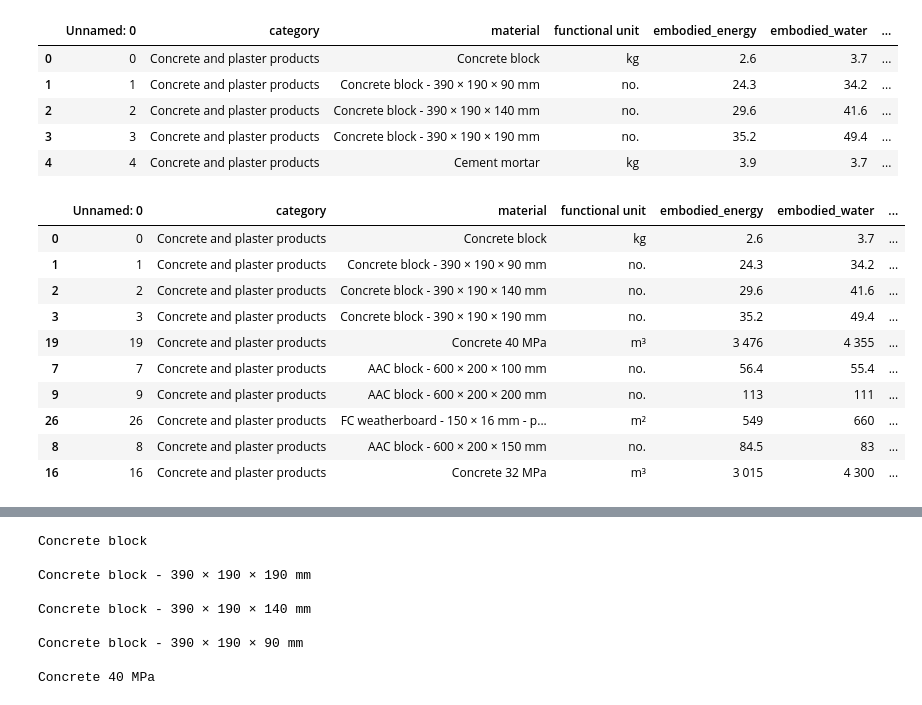
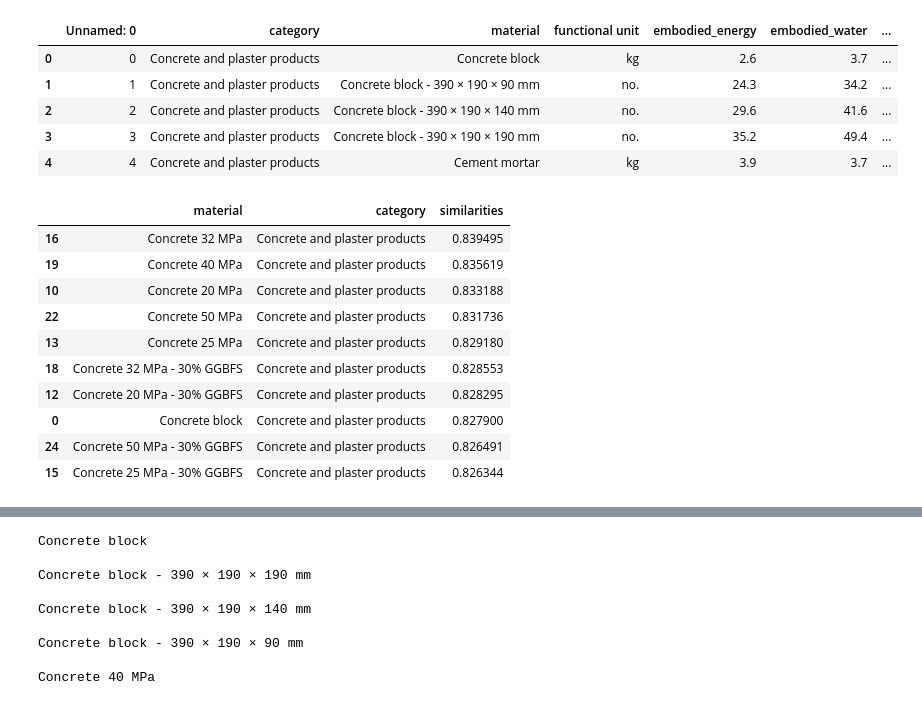
Before and after one commit to KarsonKKC/FADA3030, a Jupyter notebook: Semantic_search_EPiCdata.ipynb, the cells around one changed output, grey strips where cells are left out. Drawn from its saved outputs; the diff is of its cells as text; code cells hidden in the pictures.

```diff
--- a/Semantic_search_EPiCdata.ipynb
+++ b/Semantic_search_EPiCdata.ipynb
@@ -51,19 +51,20 @@ search_term_epic = input('Enter a search term: ')
 # %%
 search_term_vector_epic = get_embedding(search_term_epic, engine='text-embedding-ada-002')
 df_test['similarities'] = df_test['embeddings'].apply(lambda x: cosine_similarity(x, search_term_vector_epic))
-df_test.sort_values("similarities", ascending=False).head(10)
+sort_df = df_test.sort_values("similarities", ascending=False)
+sort_df[['material','category','similarities']].head(10)
 # %% [output]
-|  | Unnamed: 0 | category | material | functional unit | embodied_energy | embodied_water | ... |
-| 0 | 0 | Concrete and plaster products | Concrete block | kg | 2.6 | 3.7 | ... |
-| 1 | 1 | Concrete and plaster products | Concrete block - 390 × 190 × 90 mm | no. | 24.3 | 34.2 | ... |
-| 2 | 2 | Concrete and plaster products | Concrete block - 390 × 190 × 140 mm | no. | 29.6 | 41.6 | ... |
-| 3 | 3 | Concrete and plaster products | Concrete block - 390 × 190 × 190 mm | no. | 35.2 | 49.4 | ... |
-| 19 | 19 | Concrete and plaster products | Concrete 40 MPa | m³ | 3 476 | 4 355 | ... |
-| 7 | 7 | Concrete and plaster products | AAC block - 600 × 200 × 100 mm | no. | 56.4 | 55.4 | ... |
-| 9 | 9 | Concrete and plaster products | AAC block - 600 × 200 × 200 mm | no. | 113 | 111 | ... |
-| 26 | 26 | Concrete and plaster products | FC weatherboard - 150 × 16 mm - p... | m² | 549 | 660 | ... |
-| 8 | 8 | Concrete and plaster products | AAC block - 600 × 200 × 150 mm | no. | 84.5 | 83 | ... |
-| 16 | 16 | Concrete and plaster products | Concrete 32 MPa | m³ | 3 015 | 4 300 | ... |
+|  | material | category | similarities |
+| 16 | Concrete 32 MPa | Concrete and plaster products | 0.839495 |
+| 19 | Concrete 40 MPa | Concrete and plaster products | 0.835619 |
+| 10 | Concrete 20 MPa | Concrete and plaster products | 0.833188 |
+| 22 | Concrete 50 MPa | Concrete and plaster products | 0.831736 |
+| 13 | Concrete 25 MPa | Concrete and plaster products | 0.829180 |
+| 18 | Concrete 32 MPa - 30% GGBFS | Concrete and plaster products | 0.828553 |
+| 12 | Concrete 20 MPa - 30% GGBFS | Concrete and plaster products | 0.828295 |
+| 0 | Concrete block | Concrete and plaster products | 0.827900 |
+| 24 | Concrete 50 MPa - 30% GGBFS | Concrete and plaster products | 0.826491 |
+| 15 | Concrete 25 MPa - 30% GGBFS | Concrete and plaster products | 0.826344 |
 # %%
 epic_df = pd.read_csv("Material Names from project.csv")
 epic_df["Name"] = epic_df["Name"].str.strip()
```
Also changed, not shown: parts of 6 cells of this notebook, 10 other files.
